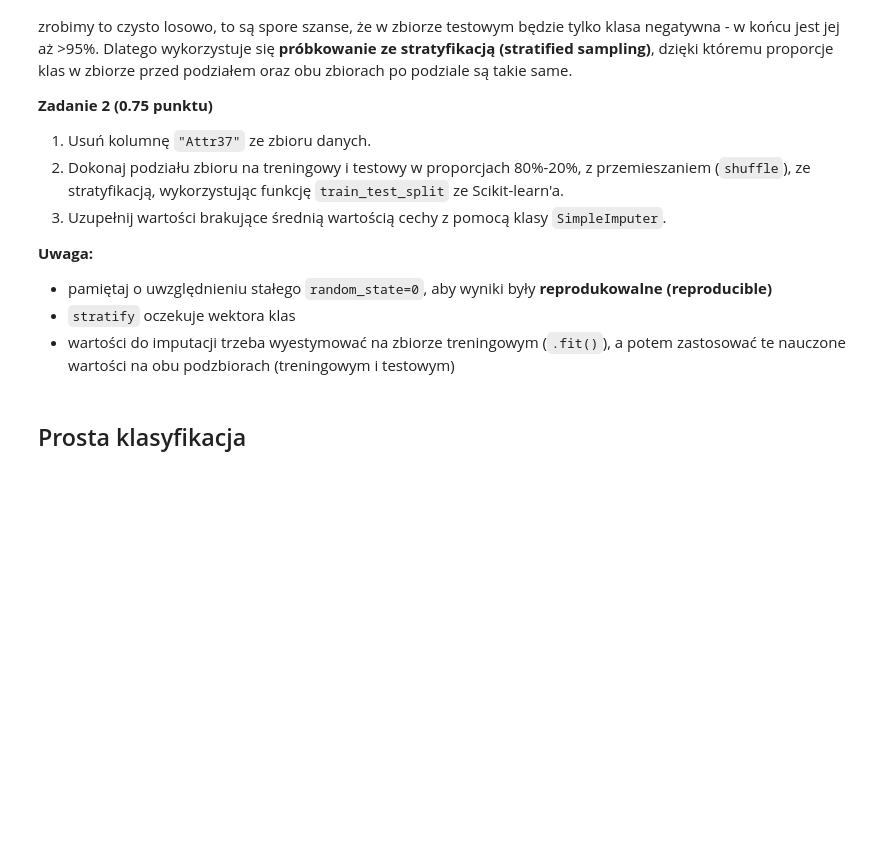
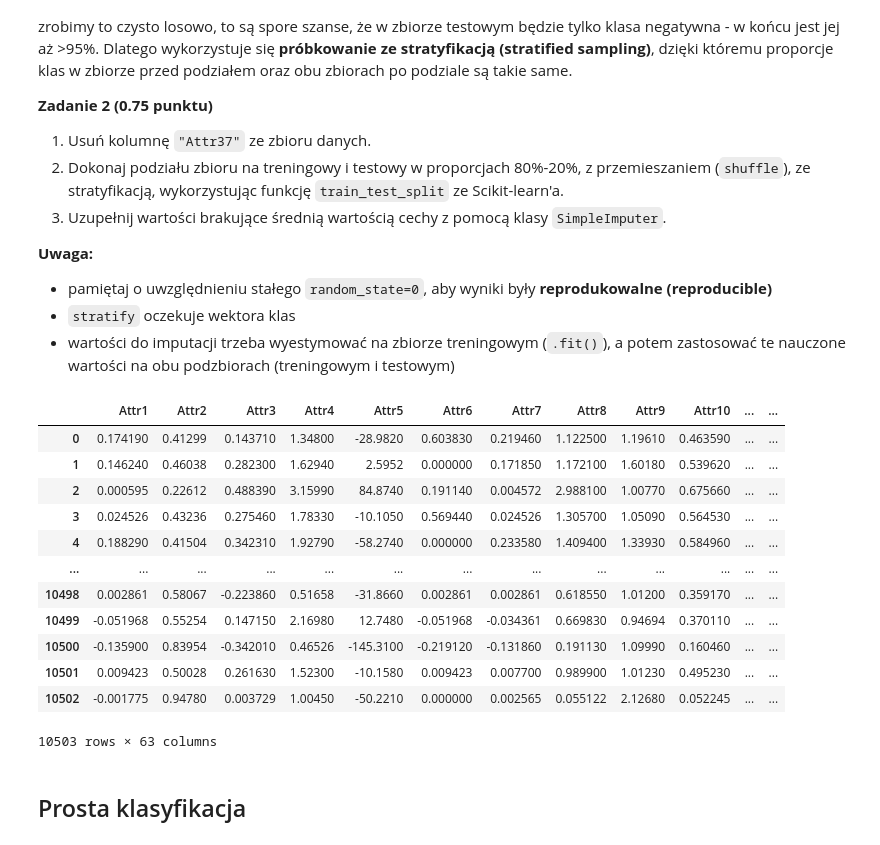
Before and after one commit to Szaroslav/fundamentals-of-ai, a Jupyter notebook: lab2/lab_2.ipynb, the cells around one changed output. Cells and saved outputs as stored; diff of their text form; code cells hidden in the pictures; blank space fills up the shorter version.

```diff
--- a/lab2/lab_2.ipynb
+++ b/lab2/lab_2.ipynb
@@ -142,0 +144,16 @@ Podział na zbiór treningowy i testowy to pierwszy moment, kiedy niezbalansowan
+# %%
+X.drop("Attr37", axis="columns")
+# %% [output]
+|  | Attr1 | Attr2 | Attr3 | Attr4 | Attr5 | Attr6 | Attr7 | Attr8 | Attr9 | Attr10 | ... | ... |
+| 0 | 0.174190 | 0.41299 | 0.143710 | 1.34800 | -28.9820 | 0.603830 | 0.219460 | 1.122500 | 1.19610 | 0.463590 | ... | ... |
+| 1 | 0.146240 | 0.46038 | 0.282300 | 1.62940 | 2.5952 | 0.000000 | 0.171850 | 1.172100 | 1.60180 | 0.539620 | ... | ... |
+| 2 | 0.000595 | 0.22612 | 0.488390 | 3.15990 | 84.8740 | 0.191140 | 0.004572 | 2.988100 | 1.00770 | 0.675660 | ... | ... |
+| 3 | 0.024526 | 0.43236 | 0.275460 | 1.78330 | -10.1050 | 0.569440 | 0.024526 | 1.305700 | 1.05090 | 0.564530 | ... | ... |
+| 4 | 0.188290 | 0.41504 | 0.342310 | 1.92790 | -58.2740 | 0.000000 | 0.233580 | 1.409400 | 1.33930 | 0.584960 | ... | ... |
+| ... | ... | ... | ... | ... | ... | ... | ... | ... | ... | ... | ... | ... |
+| 10498 | 0.002861 | 0.58067 | -0.223860 | 0.51658 | -31.8660 | 0.002861 | 0.002861 | 0.618550 | 1.01200 | 0.359170 | ... | ... |
+| 10499 | -0.051968 | 0.55254 | 0.147150 | 2.16980 | 12.7480 | -0.051968 | -0.034361 | 0.669830 | 0.94694 | 0.370110 | ... | ... |
+| 10500 | -0.135900 | 0.83954 | -0.342010 | 0.46526 | -145.3100 | -0.219120 | -0.131860 | 0.191130 | 1.09990 | 0.160460 | ... | ... |
+| 10501 | 0.009423 | 0.50028 | 0.261630 | 1.52300 | -10.1580 | 0.009423 | 0.007700 | 0.989900 | 1.01230 | 0.495230 | ... | ... |
+| 10502 | -0.001775 | 0.94780 | 0.003729 | 1.00450 | -50.2210 | 0.000000 | 0.002565 | 0.055122 | 2.12680 | 0.052245 | ... | ... |
+10503 rows × 63 columns
```
Also changed, not shown: parts of 10 cells of this notebook.
